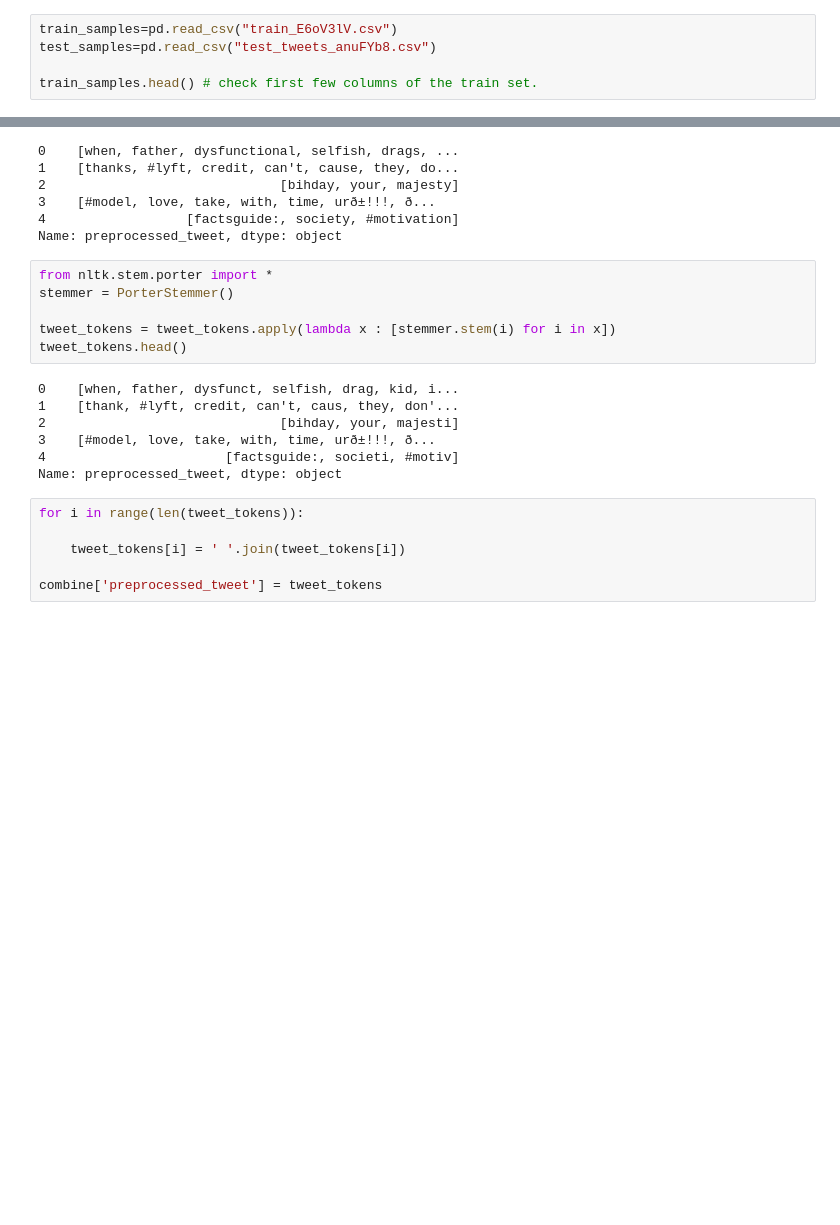
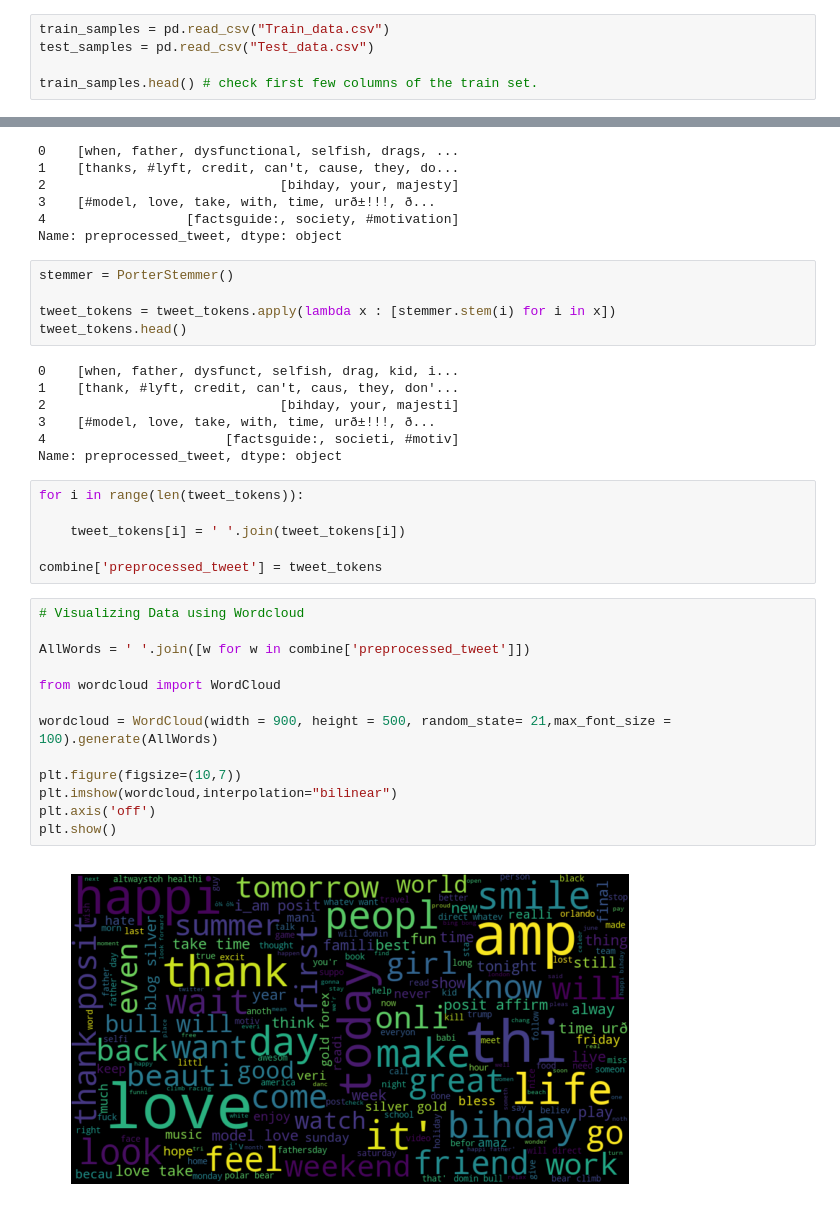
Before and after one commit to MeenakshiAnbukkarasu/Twitter-Sentiment-Analysis, a Jupyter notebook: Twitter Sentiment Analysis.ipynb, the cells around one changed output, grey strips where cells are left out. Drawn from its saved outputs; the diff is of its cells as text; blank space fills up the shorter version.

```diff
--- a/Twitter Sentiment Analysis.ipynb
+++ b/Twitter Sentiment Analysis.ipynb
@@ -11,8 +19,8 @@ warnings.filterwarnings("ignore", category=DeprecationWarning)
 
 %matplotlib inline
 # %%
-train_samples=pd.read_csv("train_E6oV3lV.csv")
-test_samples=pd.read_csv("test_tweets_anuFYb8.csv")
+train_samples = pd.read_csv("Train_data.csv")
+test_samples = pd.read_csv("Test_data.csv")
 
 train_samples.head() # check first few columns of the train set.
 # %% [output]
@@ -79,7 +87,6 @@ tweet_tokens.head()
 4                  [factsguide:, society, #motivation]
 Name: preprocessed_tweet, dtype: object
 # %%
-from nltk.stem.porter import *
 stemmer = PorterStemmer()
 
 tweet_tokens = tweet_tokens.apply(lambda x : [stemmer.stem(i) for i in x])
@@ -97,3 +104,18 @@ for i in range(len(tweet_tokens)):
     tweet_tokens[i] = ' '.join(tweet_tokens[i])
 
 combine['preprocessed_tweet'] = tweet_tokens
+# %%
+# Visualizing Data using Wordcloud
+
+AllWords = ' '.join([w for w in combine['preprocessed_tweet']])
+
+from wordcloud import WordCloud
+
+wordcloud = WordCloud(width = 900, height = 500, random_state= 21,max_font_size = 100).generate(AllWords)
+
+plt.figure(figsize=(10,7))
+plt.imshow(wordcloud,interpolation="bilinear")
+plt.axis('off')
+plt.show()
+# %% [output]
+[figure, added]
```
Also changed, not shown: parts of 13 cells of this notebook.
